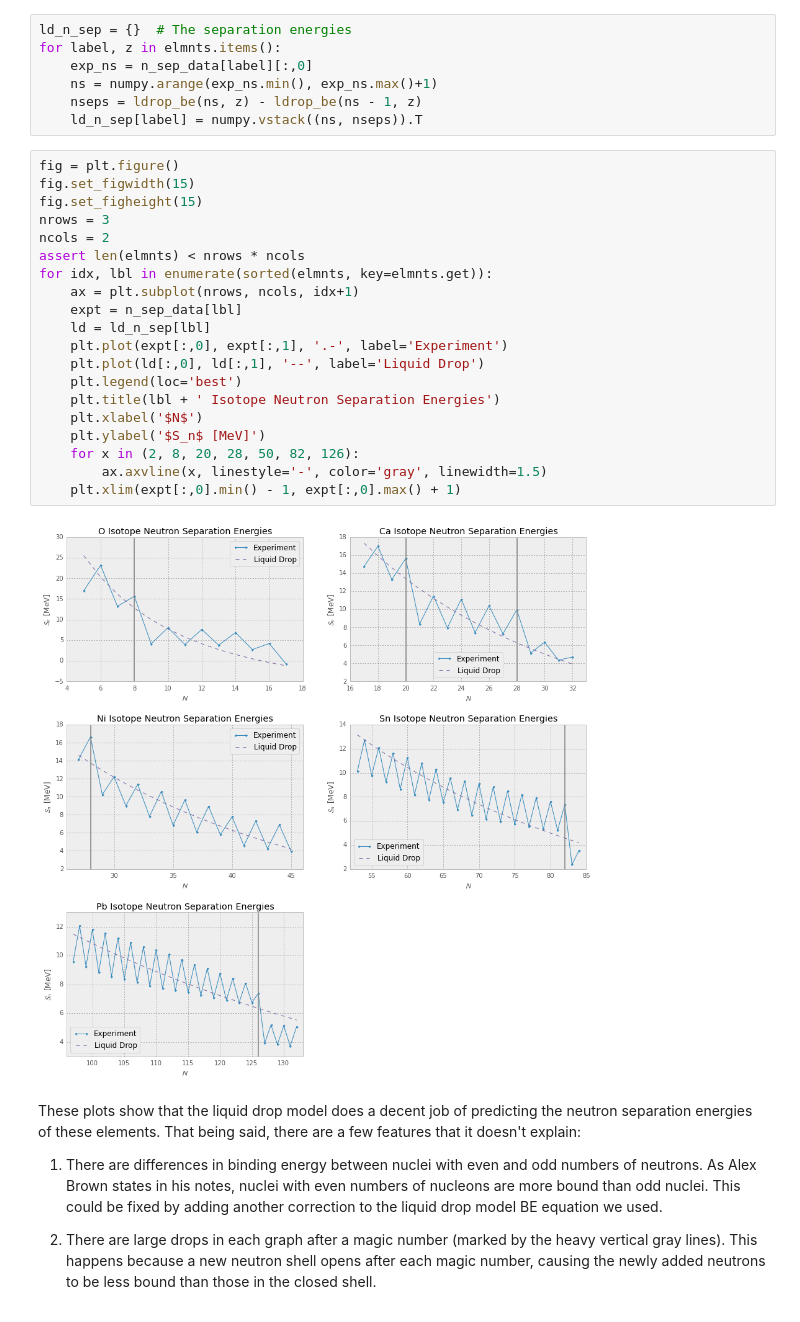
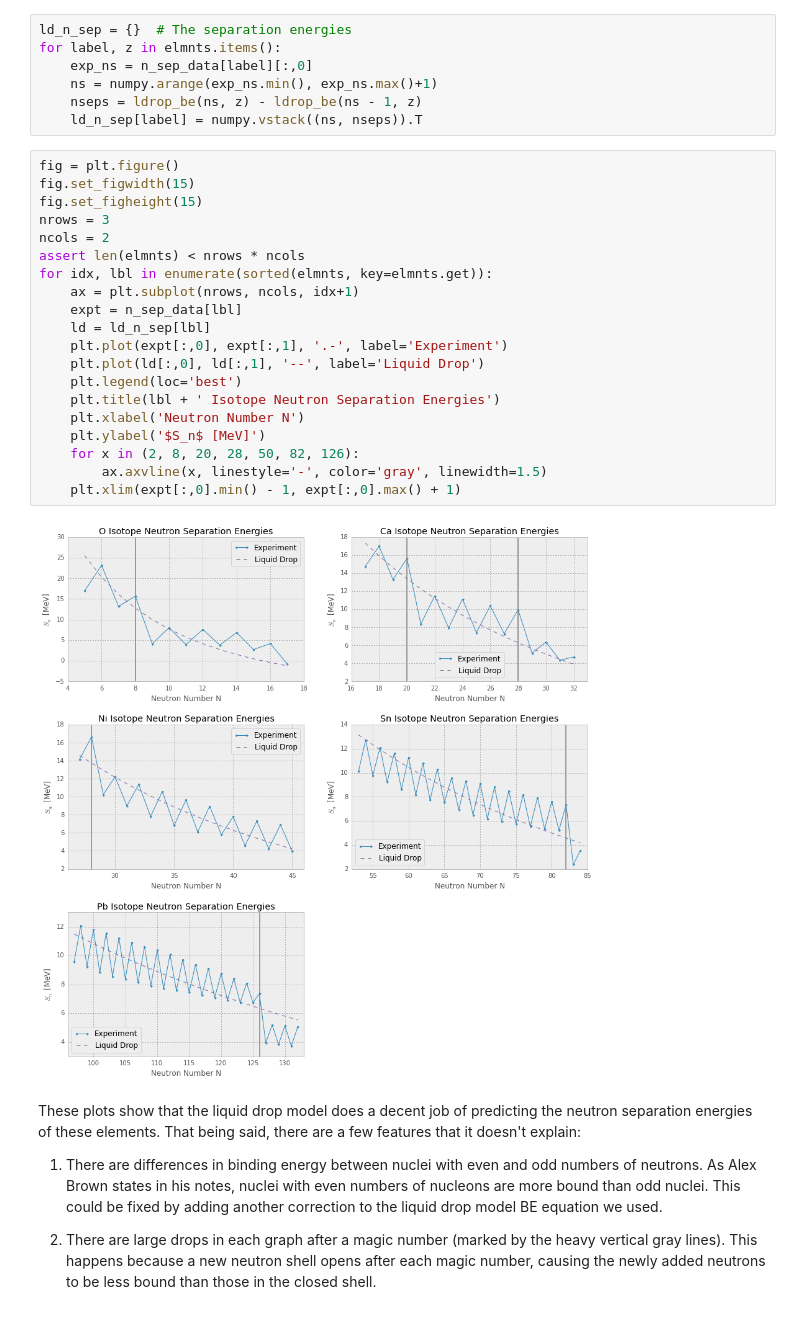
Before and after one commit to jbradt/structure_work, a Jupyter notebook: exercise_1/exercise_1.ipynb, the cells around one changed output. Saved outputs shown, nothing was run; the diff lists cells and outputs as text.

Commit message:
Finished writing commentary on the results. Added semicolons in a few places to suppress matplotlib output above the graphs.

```diff
--- a/exercise_1/exercise_1.ipynb
+++ b/exercise_1/exercise_1.ipynb
@@ -82,25 +82,25 @@ for label, z in elmnts.items():
 # %%
 fig = plt.figure()
 fig.set_figwidth(15)
 fig.set_figheight(15)
 nrows = 3
 ncols = 2
 assert len(elmnts) < nrows * ncols
 for idx, lbl in enumerate(sorted(elmnts, key=elmnts.get)):
     ax = plt.subplot(nrows, ncols, idx+1)
     expt = n_sep_data[lbl]
     ld = ld_n_sep[lbl]
     plt.plot(expt[:,0], expt[:,1], '.-', label='Experiment')
     plt.plot(ld[:,0], ld[:,1], '--', label='Liquid Drop')
     plt.legend(loc='best')
     plt.title(lbl + ' Isotope Neutron Separation Energies')
-    plt.xlabel('$N$')
+    plt.xlabel('Neutron Number N')
     plt.ylabel('$S_n$ [MeV]')
     for x in (2, 8, 20, 28, 50, 82, 126):
         ax.axvline(x, linestyle='-', color='gray', linewidth=1.5)
     plt.xlim(expt[:,0].min() - 1, expt[:,0].max() + 1)
 # %% [output]
-[figure, old version]
+[figure, new version]
 # %% [markdown]
 These plots show that the liquid drop model does a decent job of predicting the neutron separation energies of these elements. That being said, there are a few features that it doesn't explain:
 
```
Also changed, not shown: parts of 9 cells of this notebook, 1 other file.
